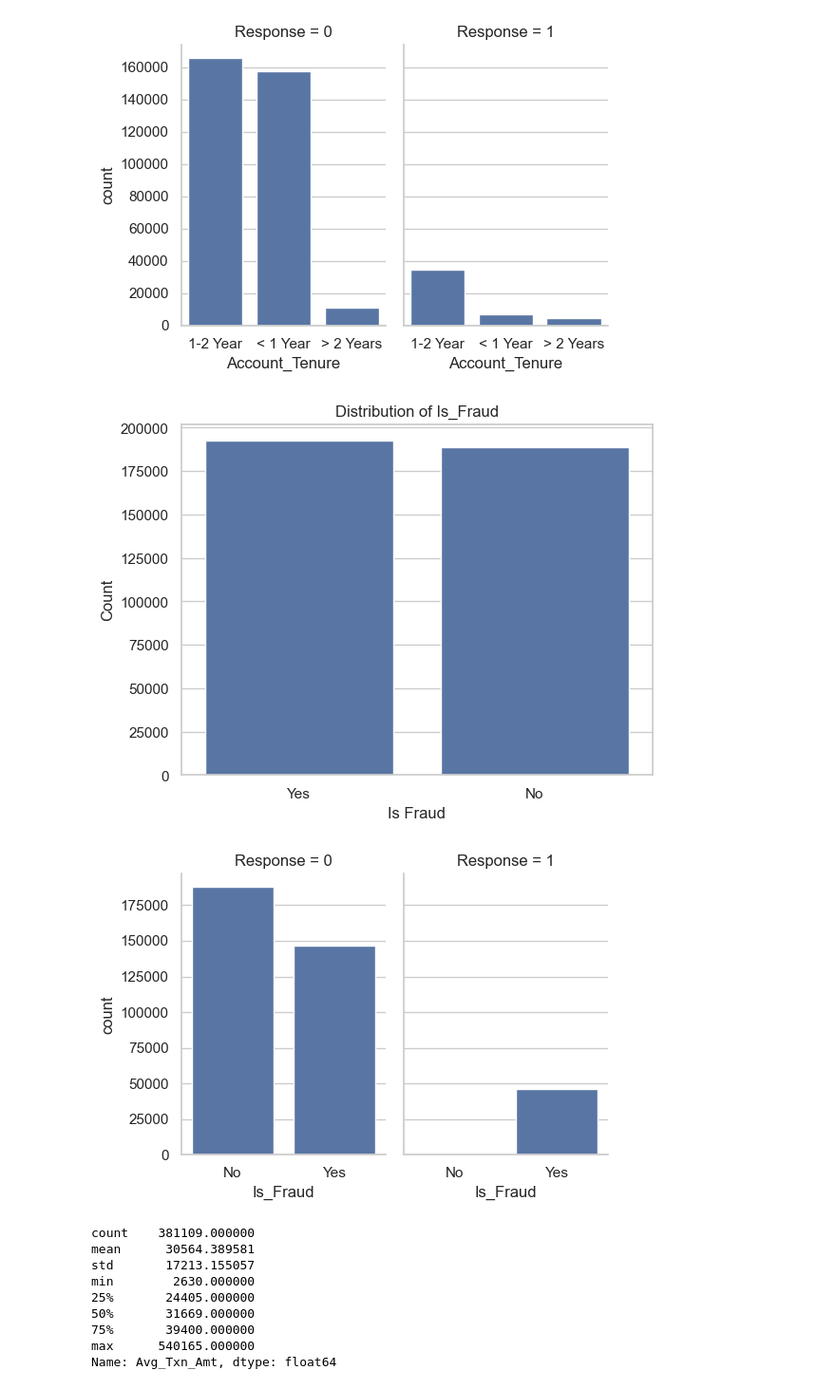
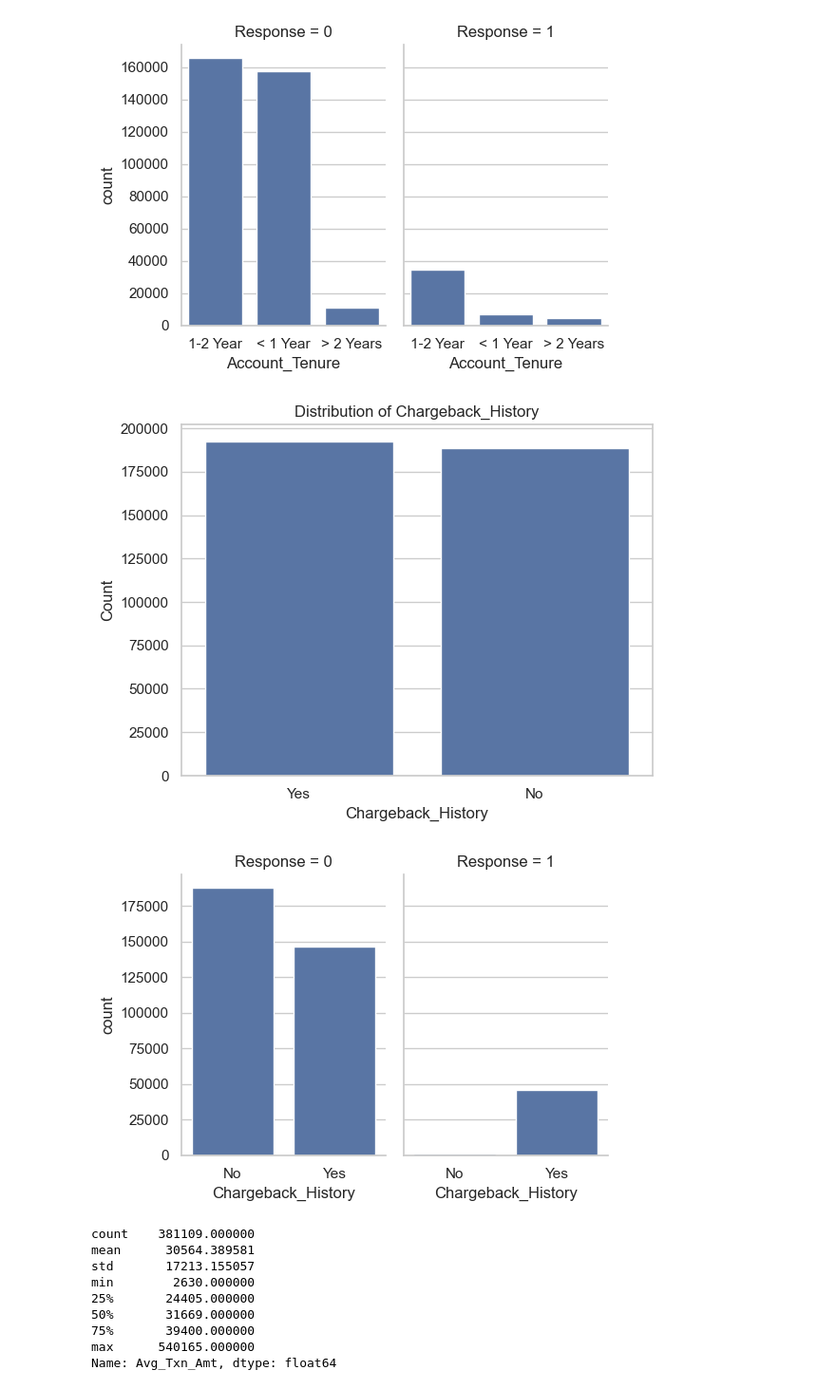
Before and after one commit to sandeepdash-mlops/MLOps-Proj-FintechDomain, a Jupyter notebook: notebook/exp-notebook.ipynb, the cells around one changed output. Shown: that part at 95% size. Cells and saved outputs as stored; diff of their text form; code cells hidden in the pictures.

```diff
--- a/notebook/exp-notebook.ipynb
+++ b/notebook/exp-notebook.ipynb
@@ -241,20 +241,20 @@ g = sns.catplot(x="Account_Tenure", y="count",col="Response",
 # %% [output]
 [figure]
 # %%
-# dist for Is_Fraud col
+# dist for Chargeback_History col
 
-sns.countplot(data=df, x='Is_Fraud')
-plt.title('Distribution of Is_Fraud')
-plt.xlabel('Is Fraud')
+sns.countplot(data=df, x='Chargeback_History')
+plt.title('Distribution of Chargeback_History')
+plt.xlabel('Chargeback_History')
 plt.ylabel('Count')
 plt.show()
 # %% [output]
-[figure, old version]
+[figure, new version]
 # %%
-data = df.groupby(['Is_Fraud','Response'])['id'].count().to_frame().rename(columns={'id':'count'}).reset_index()
-g = sns.catplot(x="Is_Fraud", y="count",col="Response", data=data, kind="bar", height=4, aspect=.7);
+data = df.groupby(['Chargeback_History','Response'])['id'].count().to_frame().rename(columns={'id':'count'}).reset_index()
+g = sns.catplot(x="Chargeback_History", y="count",col="Response", data=data, kind="bar", height=4, aspect=.7);
 # %% [output]
-[figure, old version]
+[figure, new version]
 # %%
 # checking stats for Avg_Txn_Amt
 df['Avg_Txn_Amt'].describe()
```
Also changed, not shown: parts of 14 cells of this notebook, 12 other files.
